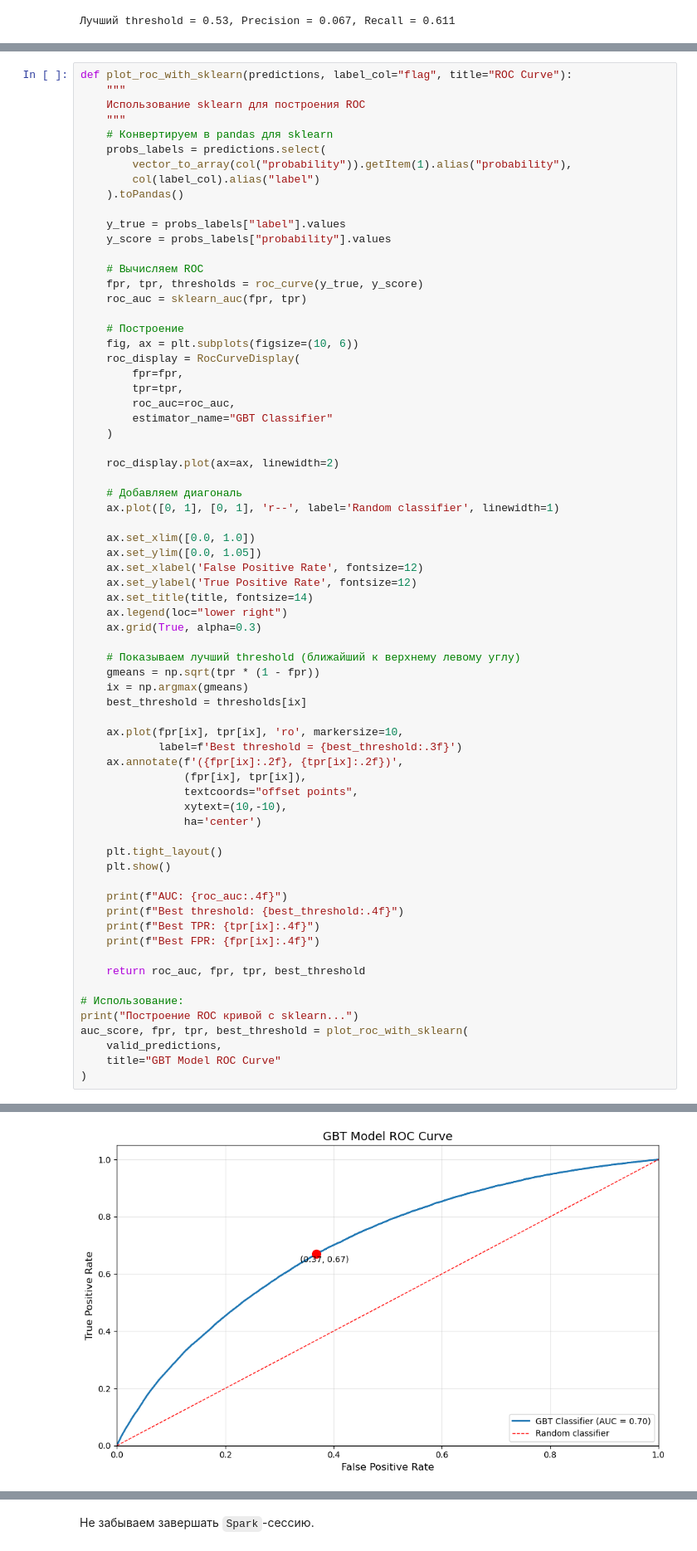
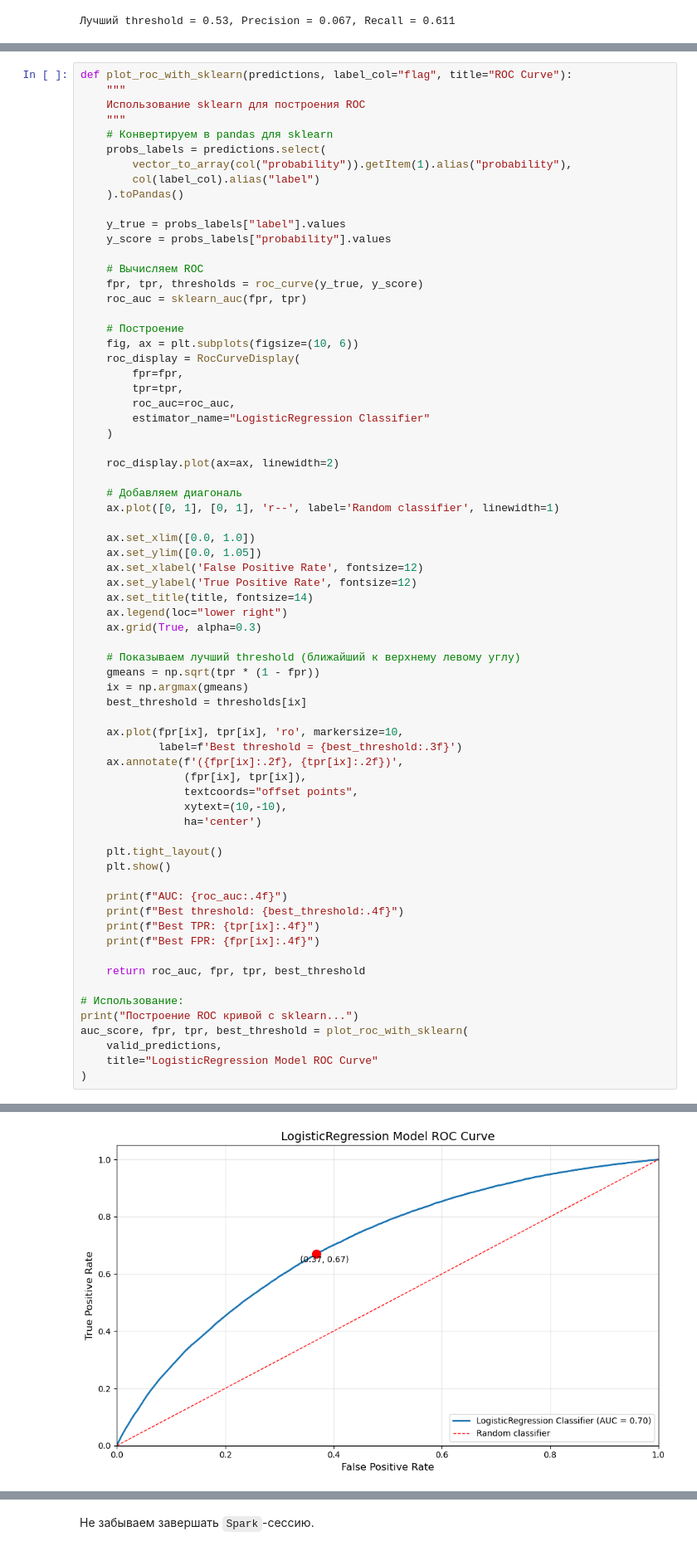
Before and after one commit to B-es/LoanDiplom, a Jupyter notebook: notebooks/LR.ipynb, the cells around one changed output, grey strips where cells are left out. Shown at 83% size. Drawn from its saved outputs; the diff is of its cells as text.

```diff
--- a/notebooks/LR.ipynb
+++ b/notebooks/LR.ipynb
@@ -289,7 +289,7 @@ def plot_roc_with_sklearn(predictions, label_col="flag", title="ROC Curve"):
         fpr=fpr,
         tpr=tpr,
         roc_auc=roc_auc,
-        estimator_name="GBT Classifier"
+        estimator_name="LogisticRegression Classifier"
     )
 
     roc_display.plot(ax=ax, linewidth=2)
@@ -308,35 +308,35 @@ def plot_roc_with_sklearn(predictions, label_col="flag", title="ROC Curve"):
     # Показываем лучший threshold (ближайший к верхнему левому углу)
     gmeans = np.sqrt(tpr * (1 - fpr))
     ix = np.argmax(gmeans)
     best_threshold = thresholds[ix]
 
     ax.plot(fpr[ix], tpr[ix], 'ro', markersize=10,
             label=f'Best threshold = {best_threshold:.3f}')
     ax.annotate(f'({fpr[ix]:.2f}, {tpr[ix]:.2f})',
                 (fpr[ix], tpr[ix]),
                 textcoords="offset points",
                 xytext=(10,-10),
                 ha='center')
 
     plt.tight_layout()
     plt.show()
 
     print(f"AUC: {roc_auc:.4f}")
     print(f"Best threshold: {best_threshold:.4f}")
     print(f"Best TPR: {tpr[ix]:.4f}")
     print(f"Best FPR: {fpr[ix]:.4f}")
 
     return roc_auc, fpr, tpr, best_threshold
 
 # Использование:
 print("Построение ROC кривой с sklearn...")
 auc_score, fpr, tpr, best_threshold = plot_roc_with_sklearn(
     valid_predictions,
-    title="GBT Model ROC Curve"
+    title="LogisticRegression Model ROC Curve"
 )
 # %% [output]
 Построение ROC кривой с sklearn...
-[figure, old version]
+[figure, new version]
 AUC: 0.7026
 Best threshold: 0.5067
 Best TPR: 0.6699
```
Also changed, not shown: parts of 3 cells of this notebook, 1 other file.
